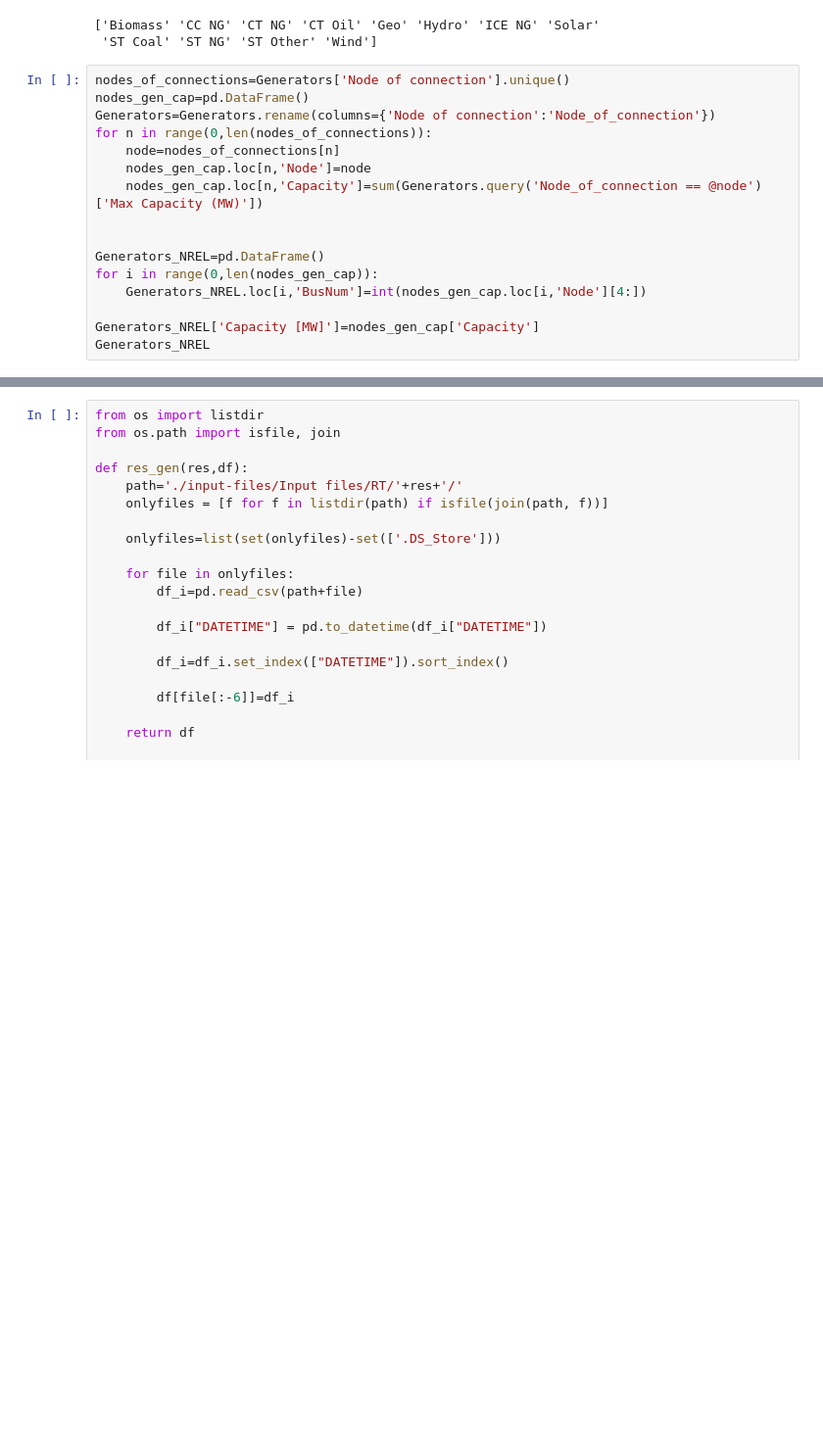
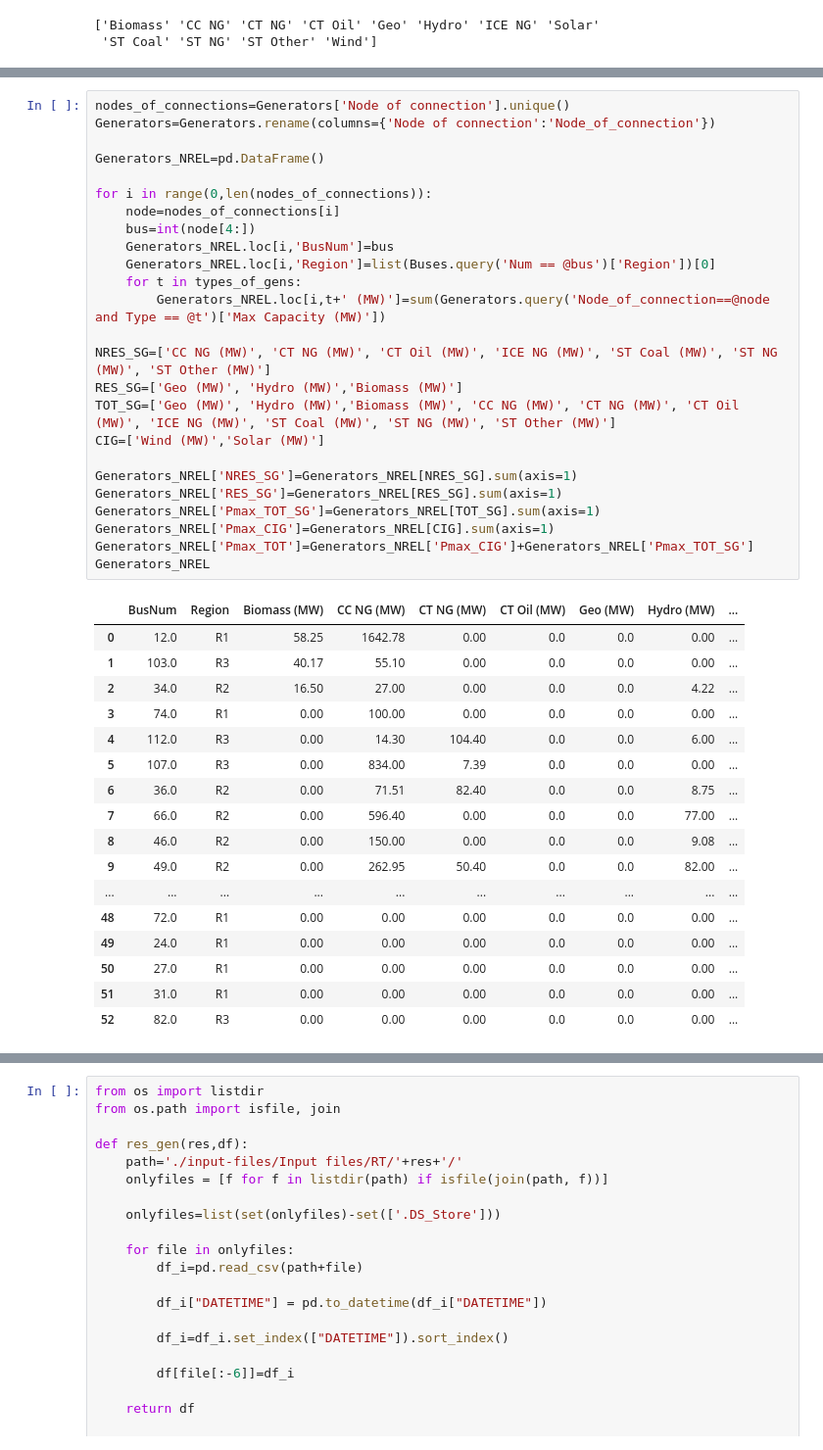
Before and after one commit to MauroGarciaLorenzo/datagen, a Jupyter notebook: Setup118/Setup NREL Vesion of 118 bus system.ipynb, the cells around one changed output, grey strips where cells are left out. Shown at 98% size. Drawn from its saved outputs; the diff is of its cells as text; blank space fills up the shorter version.

Commit message:
Setup NREL notebook

```diff
--- a/Setup118/Setup NREL Vesion of 118 bus system.ipynb
+++ b/Setup118/Setup NREL Vesion of 118 bus system.ipynb
@@ -165,19 +182,3 @@ print(types_of_gens)
 # %% [output]
 ['Biomass' 'CC NG' 'CT NG' 'CT Oil' 'Geo' 'Hydro' 'ICE NG' 'Solar'
  'ST Coal' 'ST NG' 'ST Other' 'Wind']
-# %%
-nodes_of_connections=Generators['Node of connection'].unique()
-nodes_gen_cap=pd.DataFrame()
-Generators=Generators.rename(columns={'Node of connection':'Node_of_connection'})
-for n in range(0,len(nodes_of_connections)):
-    node=nodes_of_connections[n]
-    nodes_gen_cap.loc[n,'Node']=node
-    nodes_gen_cap.loc[n,'Capacity']=sum(Generators.query('Node_of_connection == @node')['Max Capacity (MW)'])
-
-
-Generators_NREL=pd.DataFrame()
-for i in range(0,len(nodes_gen_cap)):
-    Generators_NREL.loc[i,'BusNum']=int(nodes_gen_cap.loc[i,'Node'][4:])
-
-Generators_NREL['Capacity [MW]']=nodes_gen_cap['Capacity']
-Generators_NREL
@@ -201,0 +193,43 @@ Generators_NREL
+# %%
+nodes_of_connections=Generators['Node of connection'].unique()
+Generators=Generators.rename(columns={'Node of connection':'Node_of_connection'})
+
+Generators_NREL=pd.DataFrame()
+
+for i in range(0,len(nodes_of_connections)):
+    node=nodes_of_connections[i]
+    bus=int(node[4:])
+    Generators_NREL.loc[i,'BusNum']=bus
+    Generators_NREL.loc[i,'Region']=list(Buses.query('Num == @bus')['Region'])[0]
+    for t in types_of_gens:
+        Generators_NREL.loc[i,t+' (MW)']=sum(Generators.query('Node_of_connection==@node and Type == @t')['Max Capacity (MW)'])
+
+NRES_SG=['CC NG (MW)', 'CT NG (MW)', 'CT Oil (MW)', 'ICE NG (MW)', 'ST Coal (MW)', 'ST NG (MW)', 'ST Other (MW)']
+RES_SG=['Geo (MW)', 'Hydro (MW)','Biomass (MW)']
+TOT_SG=['Geo (MW)', 'Hydro (MW)','Biomass (MW)', 'CC NG (MW)', 'CT NG (MW)', 'CT Oil (MW)', 'ICE NG (MW)', 'ST Coal (MW)', 'ST NG (MW)', 'ST Other (MW)']
+CIG=['Wind (MW)','Solar (MW)']
+
+Generators_NREL['NRES_SG']=Generators_NREL[NRES_SG].sum(axis=1)
+Generators_NREL['RES_SG']=Generators_NREL[RES_SG].sum(axis=1)
+Generators_NREL['Pmax_TOT_SG']=Generators_NREL[TOT_SG].sum(axis=1)
+Generators_NREL['Pmax_CIG']=Generators_NREL[CIG].sum(axis=1)
+Generators_NREL['Pmax_TOT']=Generators_NREL['Pmax_CIG']+Generators_NREL['Pmax_TOT_SG']
+Generators_NREL
+# %% [output]
+|  | BusNum | Region | Biomass (MW) | CC NG (MW) | CT NG (MW) | CT Oil (MW) | Geo (MW) | Hydro (MW) | ... |
+| 0 | 12.0 | R1 | 58.25 | 1642.78 | 0.00 | 0.0 | 0.0 | 0.00 | ... |
+| 1 | 103.0 | R3 | 40.17 | 55.10 | 0.00 | 0.0 | 0.0 | 0.00 | ... |
+| 2 | 34.0 | R2 | 16.50 | 27.00 | 0.00 | 0.0 | 0.0 | 4.22 | ... |
+| 3 | 74.0 | R1 | 0.00 | 100.00 | 0.00 | 0.0 | 0.0 | 0.00 | ... |
+| 4 | 112.0 | R3 | 0.00 | 14.30 | 104.40 | 0.0 | 0.0 | 6.00 | ... |
+| 5 | 107.0 | R3 | 0.00 | 834.00 | 7.39 | 0.0 | 0.0 | 0.00 | ... |
+| 6 | 36.0 | R2 | 0.00 | 71.51 | 82.40 | 0.0 | 0.0 | 8.75 | ... |
+| 7 | 66.0 | R2 | 0.00 | 596.40 | 0.00 | 0.0 | 0.0 | 77.00 | ... |
+| 8 | 46.0 | R2 | 0.00 | 150.00 | 0.00 | 0.0 | 0.0 | 9.08 | ... |
+| 9 | 49.0 | R2 | 0.00 | 262.95 | 50.40 | 0.0 | 0.0 | 82.00 | ... |
+| ... | ... | ... | ... | ... | ... | ... | ... | ... | ... |
+| 48 | 72.0 | R1 | 0.00 | 0.00 | 0.00 | 0.0 | 0.0 | 0.00 | ... |
+| 49 | 24.0 | R1 | 0.00 | 0.00 | 0.00 | 0.0 | 0.0 | 0.00 | ... |
+| 50 | 27.0 | R1 | 0.00 | 0.00 | 0.00 | 0.0 | 0.0 | 0.00 | ... |
+| 51 | 31.0 | R1 | 0.00 | 0.00 | 0.00 | 0.0 | 0.0 | 0.00 | ... |
+| 52 | 82.0 | R3 | 0.00 | 0.00 | 0.00 | 0.0 | 0.0 | 0.00 | ... |
```
Also changed, not shown: parts of 66 cells of this notebook.
